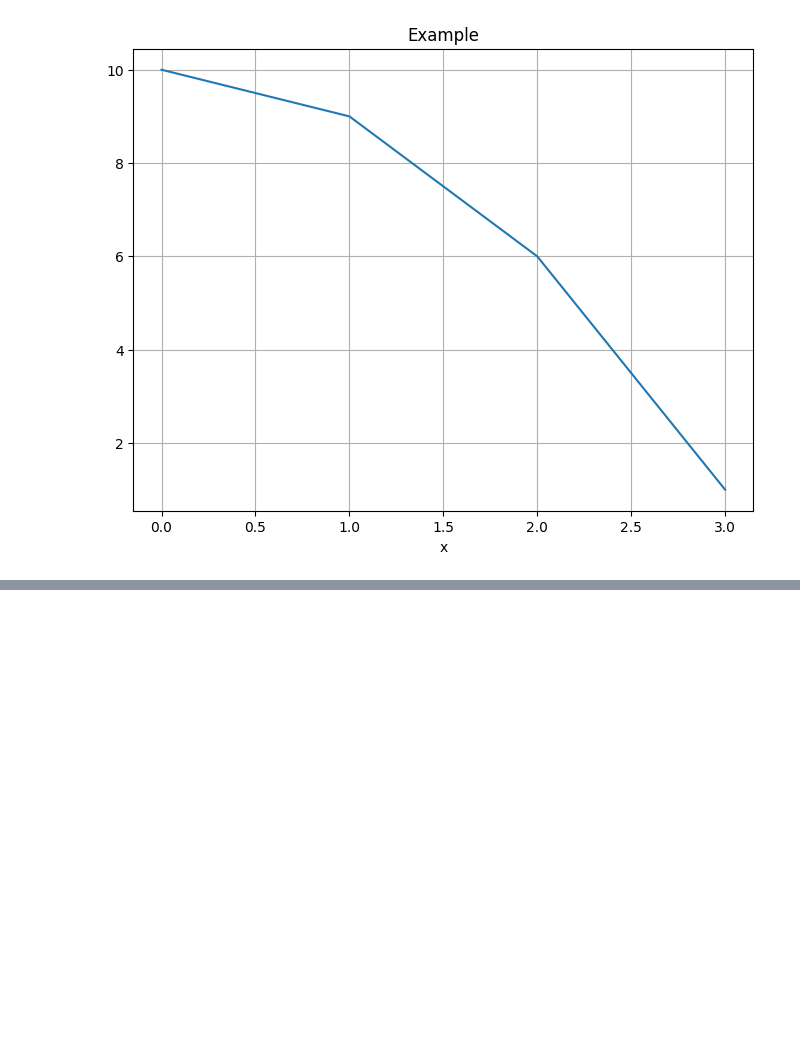
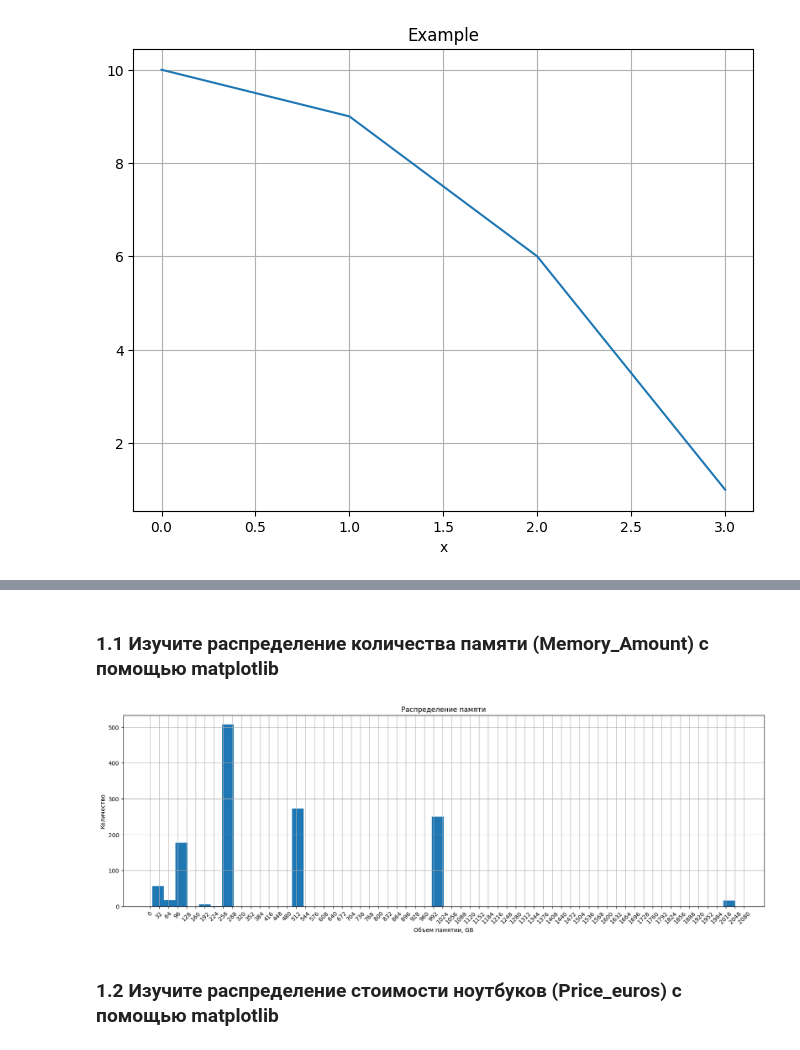
Before and after one commit to Olga643/Example, a Jupyter notebook: Untitled19.ipynb, the cells around one changed output, grey strips where cells are left out. Drawn from its saved outputs; the diff is of its cells as text; code cells hidden in the pictures; blank space fills up the shorter version.

```diff
--- a/Untitled19.ipynb
+++ b/Untitled19.ipynb
@@ -14,3 +14,6 @@ plt.title('Example')
 plt.grid()
 # %% [output]
 [figure]
+# %%
+df = pd.read_csv('laptops_10.csv', encoding='1251')
+df.head()
@@ -16,0 +27,14 @@ plt.grid()
+# %% [markdown]
+### 1.1 Изучите распределение количества памяти (Memory_Amount) с помощью matplotlib
+# %%
+plt.figure(figsize=(20, 6))
+plt.hist(df['Memory_Amount'], bins=50)
+plt.title('Распределение памяти')
+plt.xlabel('Объем памятии, GB')
+plt.ylabel('Количество')
+plt.xticks(range(0, 2100, 32), rotation=45)
+plt.grid();
+# %% [output]
+[figure, added]
+# %% [markdown]
+### 1.2 Изучите распределение стоимости ноутбуков (Price_euros) с помощью matplotlib
```
Also changed, not shown: parts of 39 cells of this notebook.
